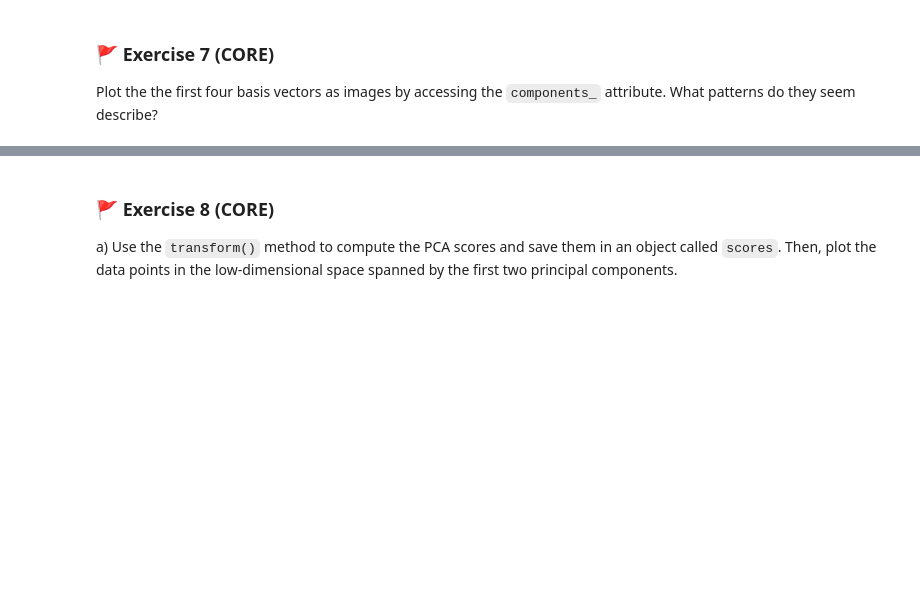
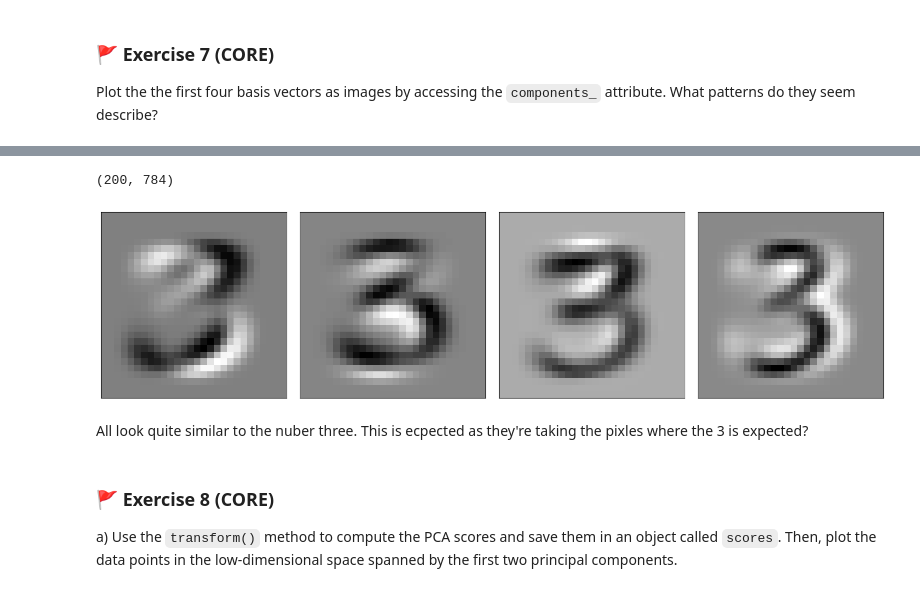
Before and after one commit to thomasvsinclair/ml-workshops, a Jupyter notebook: WS2/mlp_week02.ipynb, the cells around one changed output, grey strips where cells are left out. Drawn from its saved outputs; the diff is of its cells as text; code cells hidden in the pictures; blank space fills up the shorter version.

```diff
--- a/WS2/mlp_week02.ipynb
+++ b/WS2/mlp_week02.ipynb
@@ -243,3 +261,26 @@ _Type your answer here!_
+# %%
+basis_vecs = pca_threes.components_
+n_images_per_label = 4
+
+print(basis_vecs.shape)
+
+#fig, ax = plt.subplots()
+#ax.imshow(basis_vecs[0:5], cmap='gray_r')
+#plt.show()
+
+fig = plt.figure(figsize=(4*n_images_per_label, 4))
+for j in range(n_images_per_label):
+    ax_number = 1 + j
+    ax = fig.add_subplot(1, n_images_per_label, ax_number)
+    ax.imshow(basis_vecs[j].reshape((28,28)), cmap='gray_r')
+    ax.set_xticks([])
+    ax.set_yticks([])
+fig.tight_layout()
+# %% [output]
+(200, 784)
+[figure, added]
+# %% [markdown]
+All look quite similar to the nuber three. This is ecpected as they're taking the pixles where the 3 is expected?
 # %% [markdown]
 ### 🚩 Exercise 8 (CORE)
 
```
Also changed, not shown: parts of 16 cells of this notebook.
